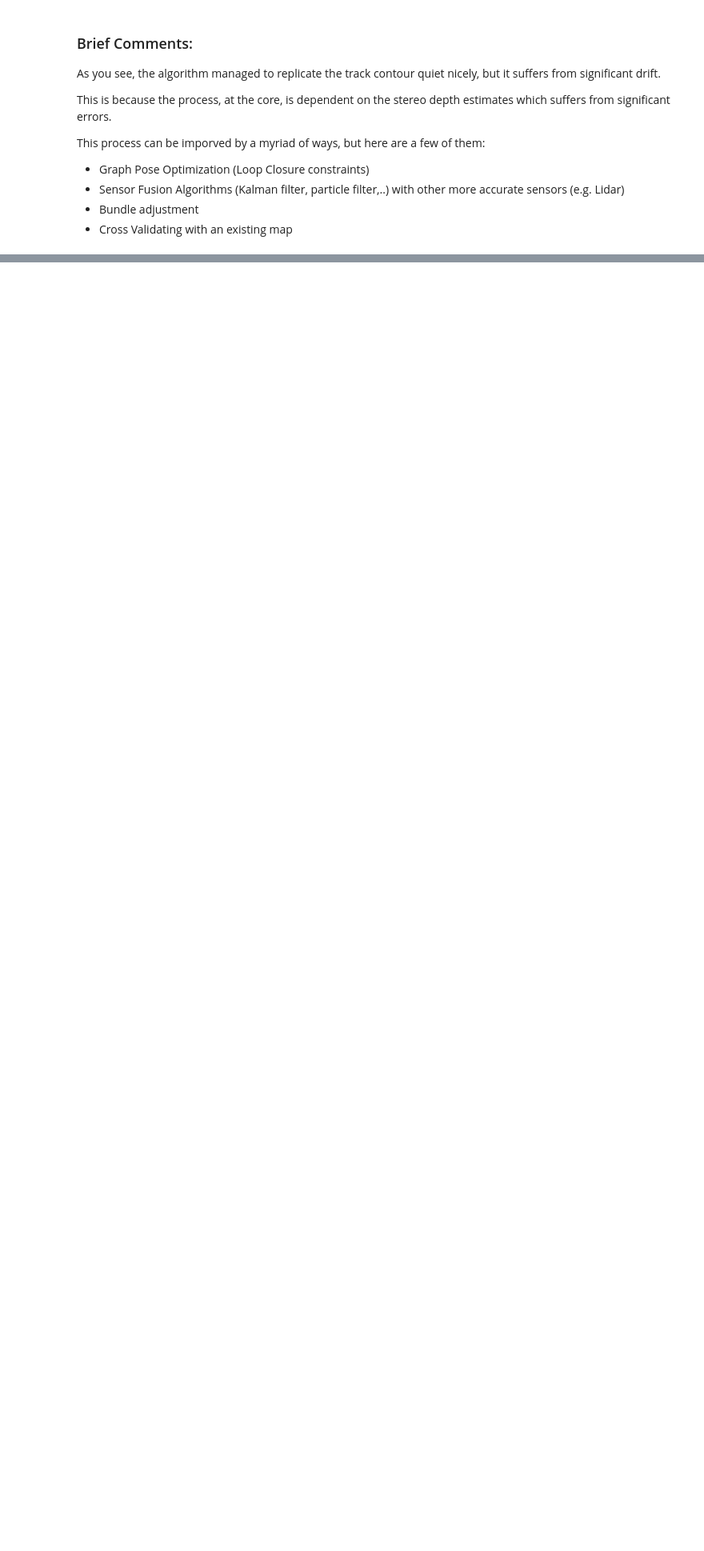
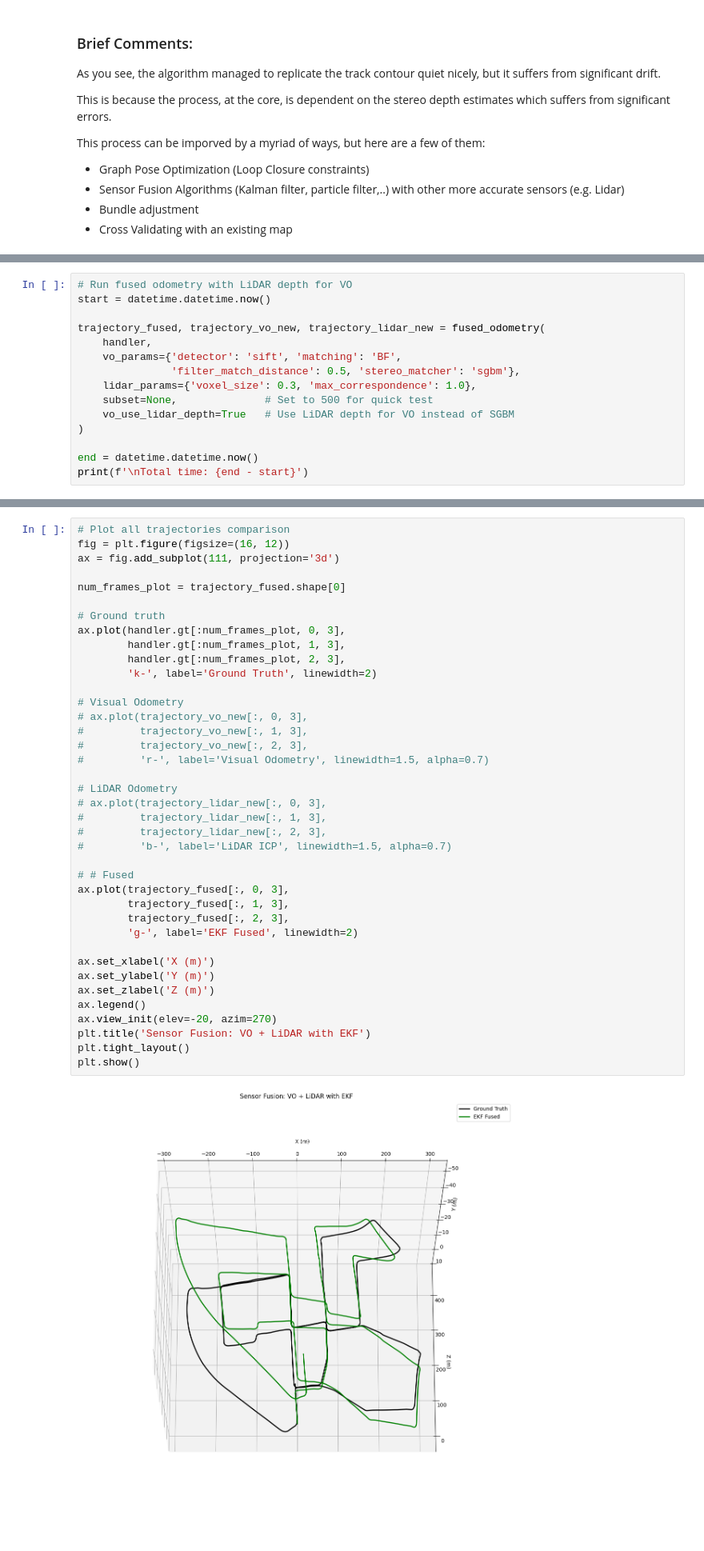
Before and after one commit to Se7s0/Kitti_Visual_Odometry, a Jupyter notebook: Visual_Odometry.ipynb, the cells around one changed output, grey strips where cells are left out. Shown at 80% size. Saved outputs shown, nothing was run; the diff lists cells and outputs as text; blank space fills up the shorter version.

```diff
--- a/Visual_Odometry.ipynb
+++ b/Visual_Odometry.ipynb
@@ -1464,0 +1794,15 @@ This process can be imporved by a myriad of ways, but here are a few of them:
+# %%
+# Run fused odometry with LiDAR depth for VO
+start = datetime.datetime.now()
+
+trajectory_fused, trajectory_vo_new, trajectory_lidar_new = fused_odometry(
+    handler,
+    vo_params={'detector': 'sift', 'matching': 'BF',
+               'filter_match_distance': 0.5, 'stereo_matcher': 'sgbm'},
+    lidar_params={'voxel_size': 0.3, 'max_correspondence': 1.0},
+    subset=None,              # Set to 500 for quick test
+    vo_use_lidar_depth=True   # Use LiDAR depth for VO instead of SGBM
+)
+
+end = datetime.datetime.now()
+print(f'\nTotal time: {end - start}')
@@ -1464,0 +1827,41 @@ This process can be imporved by a myriad of ways, but here are a few of them:
+# %%
+# Plot all trajectories comparison
+fig = plt.figure(figsize=(16, 12))
+ax = fig.add_subplot(111, projection='3d')
+
+num_frames_plot = trajectory_fused.shape[0]
+
+# Ground truth
+ax.plot(handler.gt[:num_frames_plot, 0, 3],
+        handler.gt[:num_frames_plot, 1, 3],
+        handler.gt[:num_frames_plot, 2, 3],
+        'k-', label='Ground Truth', linewidth=2)
+
+# Visual Odometry
+# ax.plot(trajectory_vo_new[:, 0, 3],
+#         trajectory_vo_new[:, 1, 3],
+#         trajectory_vo_new[:, 2, 3],
+#         'r-', label='Visual Odometry', linewidth=1.5, alpha=0.7)
+
+# LiDAR Odometry
+# ax.plot(trajectory_lidar_new[:, 0, 3],
+#         trajectory_lidar_new[:, 1, 3],
+#         trajectory_lidar_new[:, 2, 3],
+#         'b-', label='LiDAR ICP', linewidth=1.5, alpha=0.7)
+
+# # Fused
+ax.plot(trajectory_fused[:, 0, 3],
+        trajectory_fused[:, 1, 3],
+        trajectory_fused[:, 2, 3],
+        'g-', label='EKF Fused', linewidth=2)
+
+ax.set_xlabel('X (m)')
+ax.set_ylabel('Y (m)')
+ax.set_zlabel('Z (m)')
+ax.legend()
+ax.view_init(elev=-20, azim=270)
+plt.title('Sensor Fusion: VO + LiDAR with EKF')
+plt.tight_layout()
+plt.show()
+# %% [output]
+[figure, added]
```
Also changed, not shown: parts of 44 cells of this notebook, 4 other files.
